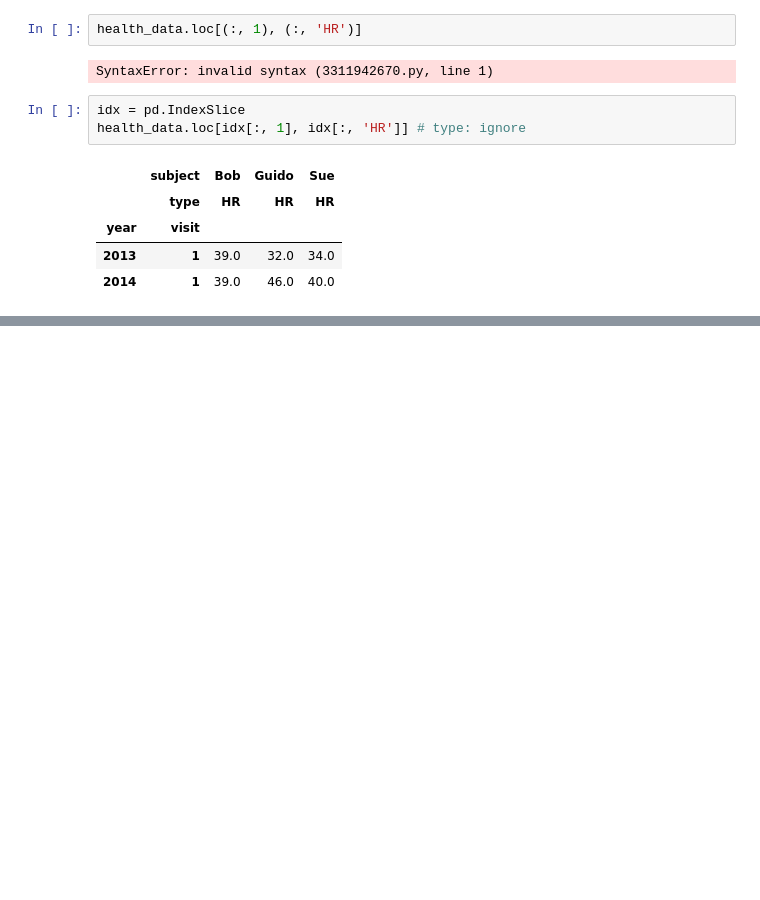
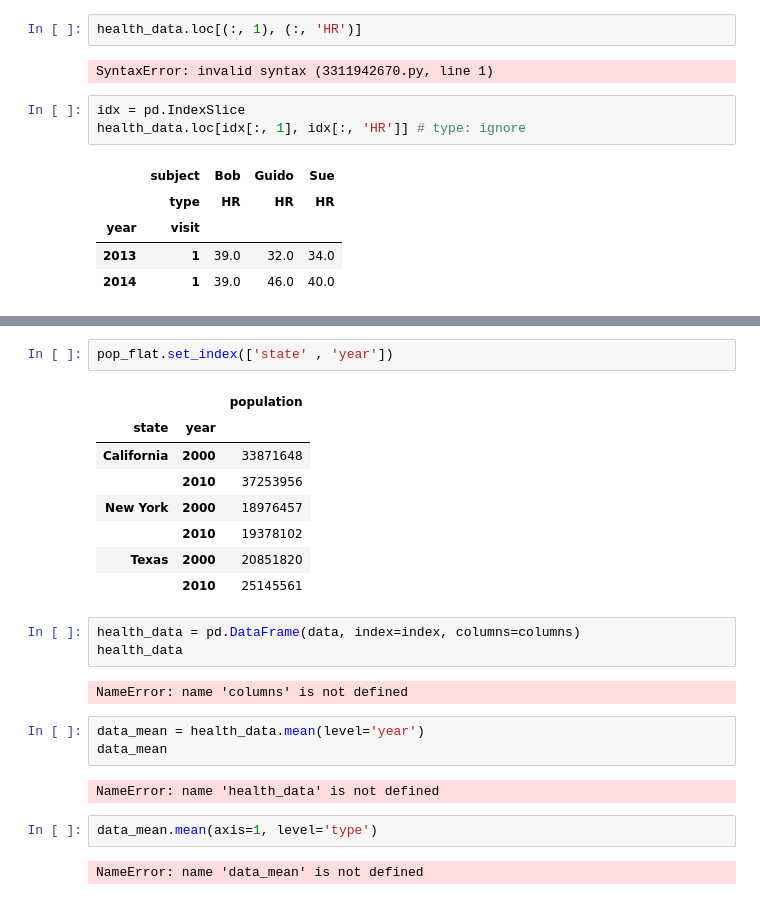
Before and after one commit to Deathdevil2324/Data-Science-Files, a Jupyter notebook: PythonCheatSheet.ipynb, the cells around one changed output, grey strips where cells are left out. Drawn from its saved outputs; the diff is of its cells as text; blank space fills up the shorter version.

```diff
--- a/PythonCheatSheet.ipynb
+++ b/PythonCheatSheet.ipynb
@@ -1324,0 +1411,25 @@ health_data.loc[idx[:, 1], idx[:, 'HR']] # type: ignore
+# %%
+pop_flat.set_index(['state' , 'year'])
+# %% [output]
+|  |  | population |
+| state | year |  |
+| California | 2000 | 33871648 |
+|  | 2010 | 37253956 |
+| New York | 2000 | 18976457 |
+|  | 2010 | 19378102 |
+| Texas | 2000 | 20851820 |
+|  | 2010 | 25145561 |
+# %%
+health_data = pd.DataFrame(data, index=index, columns=columns)
+health_data
+# %% [output]
+NameError: name 'columns' is not defined
+# %%
+data_mean = health_data.mean(level='year')
+data_mean
+# %% [output]
+NameError: name 'health_data' is not defined
+# %%
+data_mean.mean(axis=1, level='type')
+# %% [output]
+NameError: name 'data_mean' is not defined
```
Also changed, not shown: parts of 32 cells of this notebook, 2 other files.
